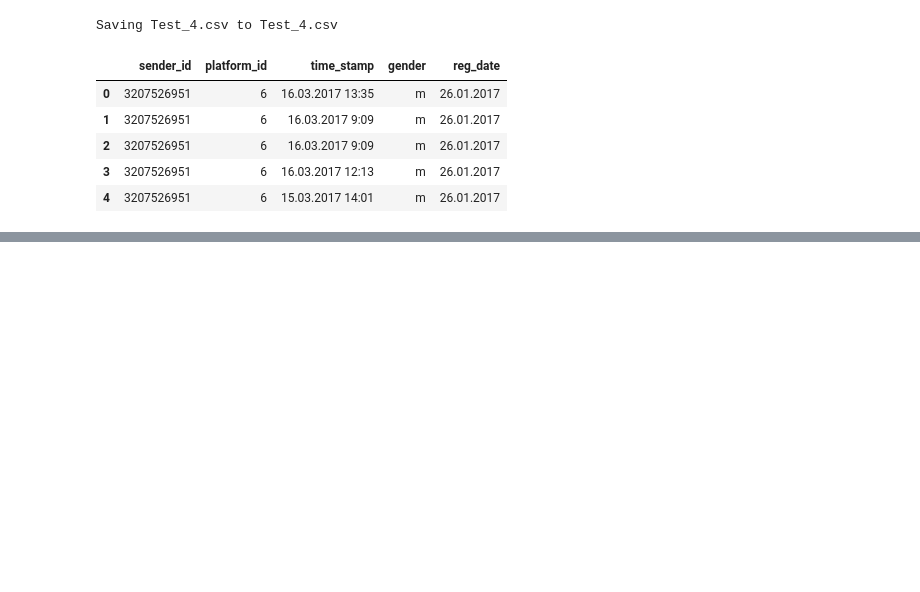
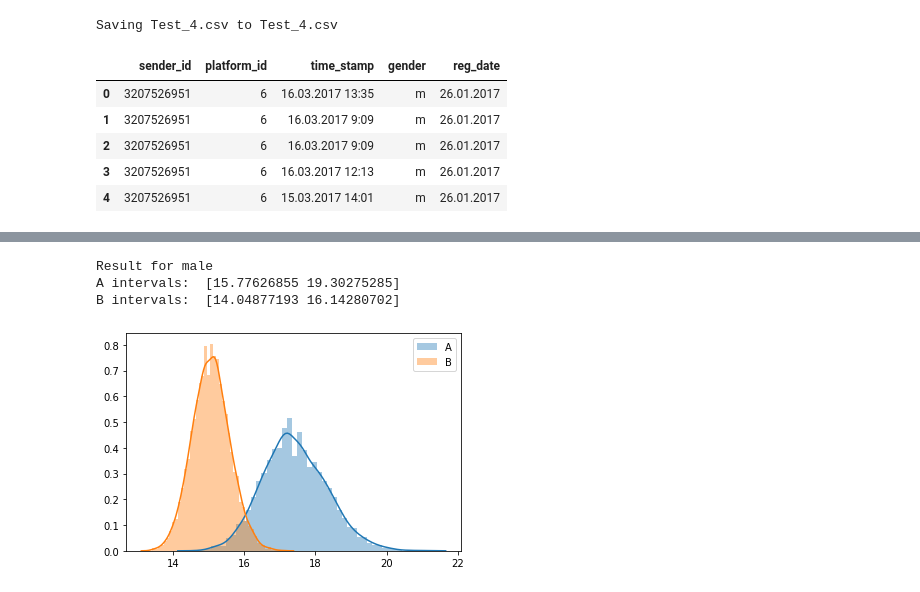
Before and after one commit to Drew128/Task20200209, a Jupyter notebook: Task_test3.ipynb, the cells around one changed output, grey strips where cells are left out. Drawn from its saved outputs; the diff is of its cells as text; code cells hidden in the pictures; blank space fills up the shorter version.

```diff
--- a/Task_test3.ipynb
+++ b/Task_test3.ipynb
@@ -39,0 +289,17 @@ sns.distplot(f)
+# %%
+a = cnt_per_user['time_stamp'][(cnt_per_user['variant'] == 'A') & (cnt_per_user['isTestAlready'] == True) & (cnt_per_user['gender'] == 'm')]
+b = cnt_per_user['time_stamp'][(cnt_per_user['variant'] == 'B') & (cnt_per_user['isTestAlready'] == True) & (cnt_per_user['gender'] == 'm')]
+a_stat = pipline(a)
+b_stat = pipline(b)
+
+sns.distplot(a_stat['statistic'])
+sns.distplot(b_stat['statistic'])
+plt.legend(['A', 'B'])
+print('Result for male')
+print('A intervals: ', a_stat["intervals"])
+print('B intervals: ', b_stat["intervals"])
+# %% [output]
+Result for male
+A intervals:  [15.77626855 19.30275285]
+B intervals:  [14.04877193 16.14280702]
+[figure, added]
```
Also changed, not shown: parts of 23 cells of this notebook.
